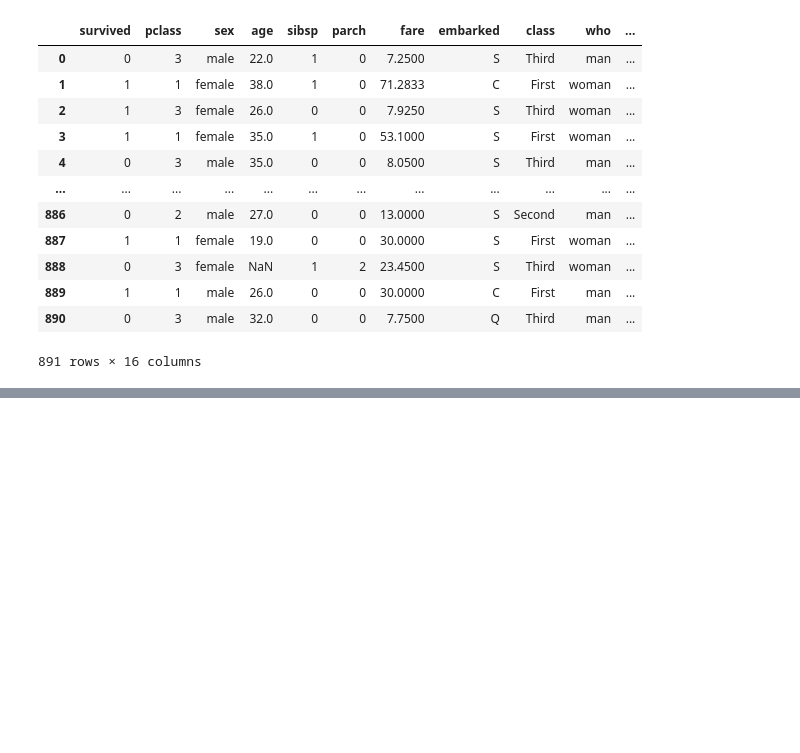
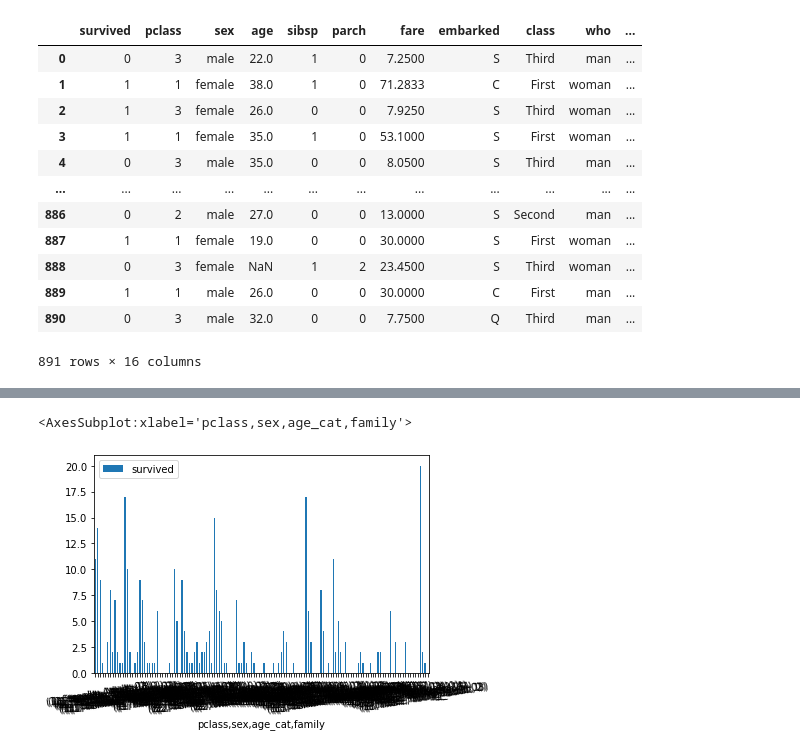
Before and after one commit to fish-ho/cakd5, a Jupyter notebook: m2_분석라이브러리활용/Pandas/titanic.ipynb, the cells around one changed output, grey strips where cells are left out. Saved outputs shown, nothing was run; the diff lists cells and outputs as text; code cells hidden in the pictures; blank space fills up the shorter version.

```diff
--- a/m2_분석라이브러리활용/Pandas/titanic.ipynb
+++ b/m2_분석라이브러리활용/Pandas/titanic.ipynb
@@ -81,0 +270,9 @@ insight
+# %%
+tdf = df.copy()
+tdf.drop(['age'],axis=1,inplace=True)
+class_g=tdf.groupby(['pclass','sex','age_cat','family'])
+sum_c= class_g.sum()
+sum_c.plot(kind='bar',rot = 10)
+# %% [output]
+<AxesSubplot:xlabel='pclass,sex,age_cat,family'>
+[figure, added]
```
Also changed, not shown: parts of 17 cells of this notebook.
